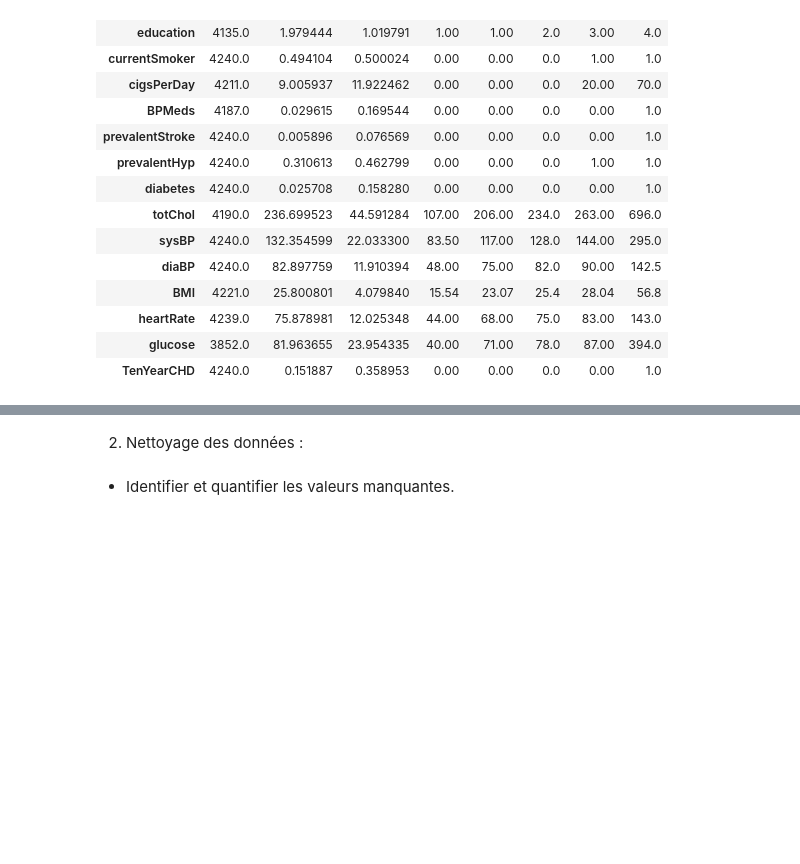
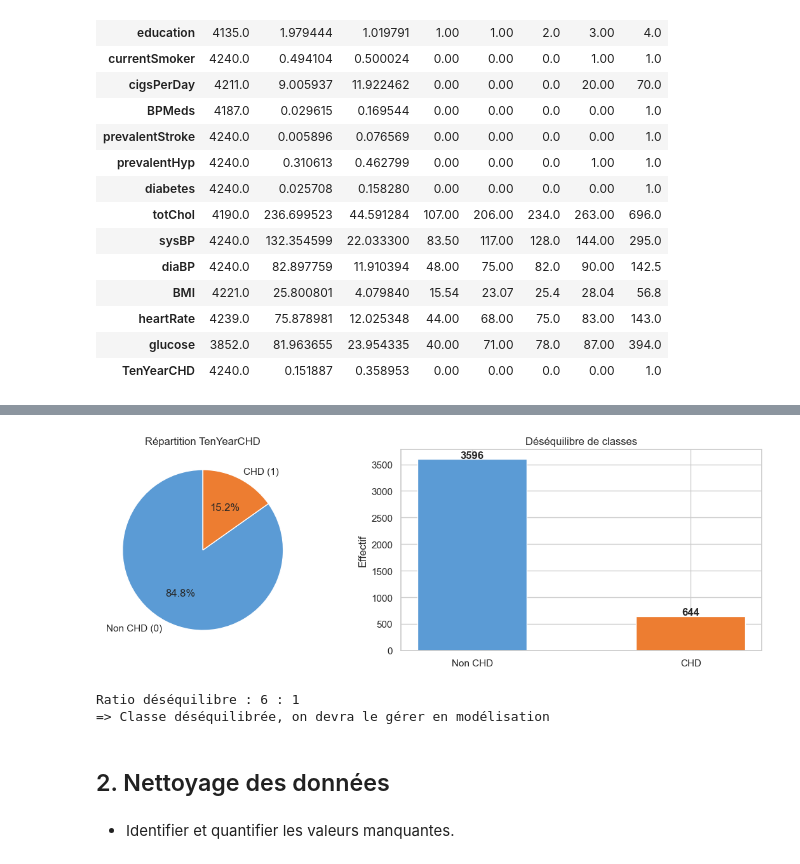
Before and after one commit to daril-dielh/Maladie-Coronarienne-10-ans, a Jupyter notebook: noteboooks/01_exploration_nettoyage.ipynb, the cells around one changed output, grey strips where cells are left out. Saved outputs shown, nothing was run; the diff lists cells and outputs as text; code cells hidden in the pictures; blank space fills up the shorter version.

```diff
--- a/noteboooks/01_exploration_nettoyage.ipynb
+++ b/noteboooks/01_exploration_nettoyage.ipynb
@@ -100,5 +97,29 @@ df.describe().T
+# %%
+fig, axes = plt.subplots(1, 2, figsize=(12, 4))
+counts = df["TenYearCHD"].value_counts()
+
+axes[0].pie(counts, labels=["Non CHD (0)", "CHD (1)"],
+            autopct="%1.1f%%", colors=["#5B9BD5", "#ED7D31"],
+            startangle=90, wedgeprops={"edgecolor": "white"})
+axes[0].set_title("Répartition TenYearCHD")
+
+axes[1].bar(["Non CHD", "CHD"], counts.values,
+            color=["#5B9BD5", "#ED7D31"], edgecolor="white", width=0.5)
+axes[1].set_title("Déséquilibre de classes")
+axes[1].set_ylabel("Effectif")
+for i, v in enumerate(counts.values):
+    axes[1].text(i, v + 20, str(v), ha='center', fontweight='bold')
+
+plt.tight_layout()
+plt.show()
+print(f"Ratio déséquilibre : {counts[0]/counts[1]:.0f} : 1")
+print("=> Classe déséquilibrée, on devra le gérer en modélisation")
+# %% [output]
+[figure, added]
+Ratio déséquilibre : 6 : 1
+=> Classe déséquilibrée, on devra le gérer en modélisation
 # %% [markdown]
-2. Nettoyage des données :
+## 2. Nettoyage des données
 # %% [markdown]
 * Identifier et quantifier les valeurs manquantes.
 # %%
```
Also changed, not shown: parts of 32 cells of this notebook, 12 other files.
